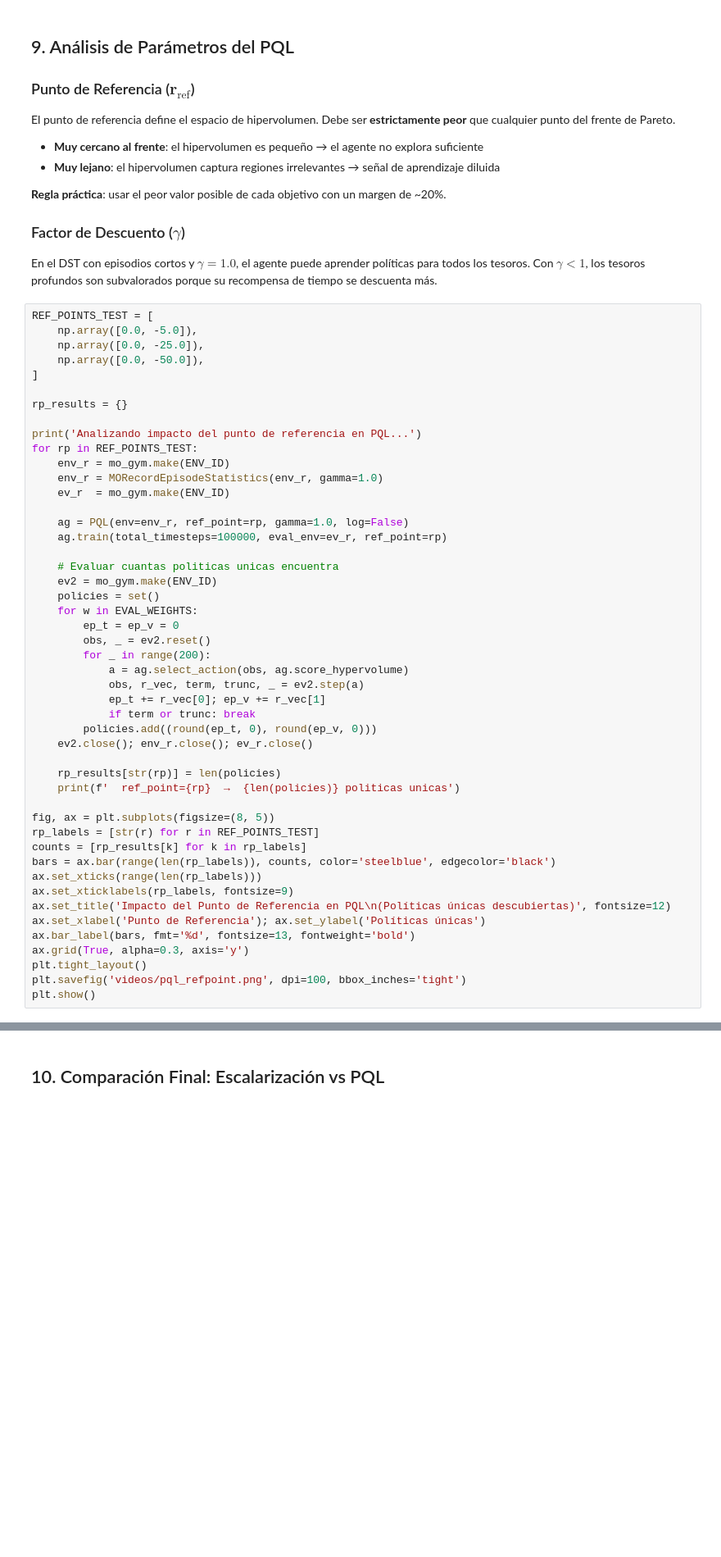
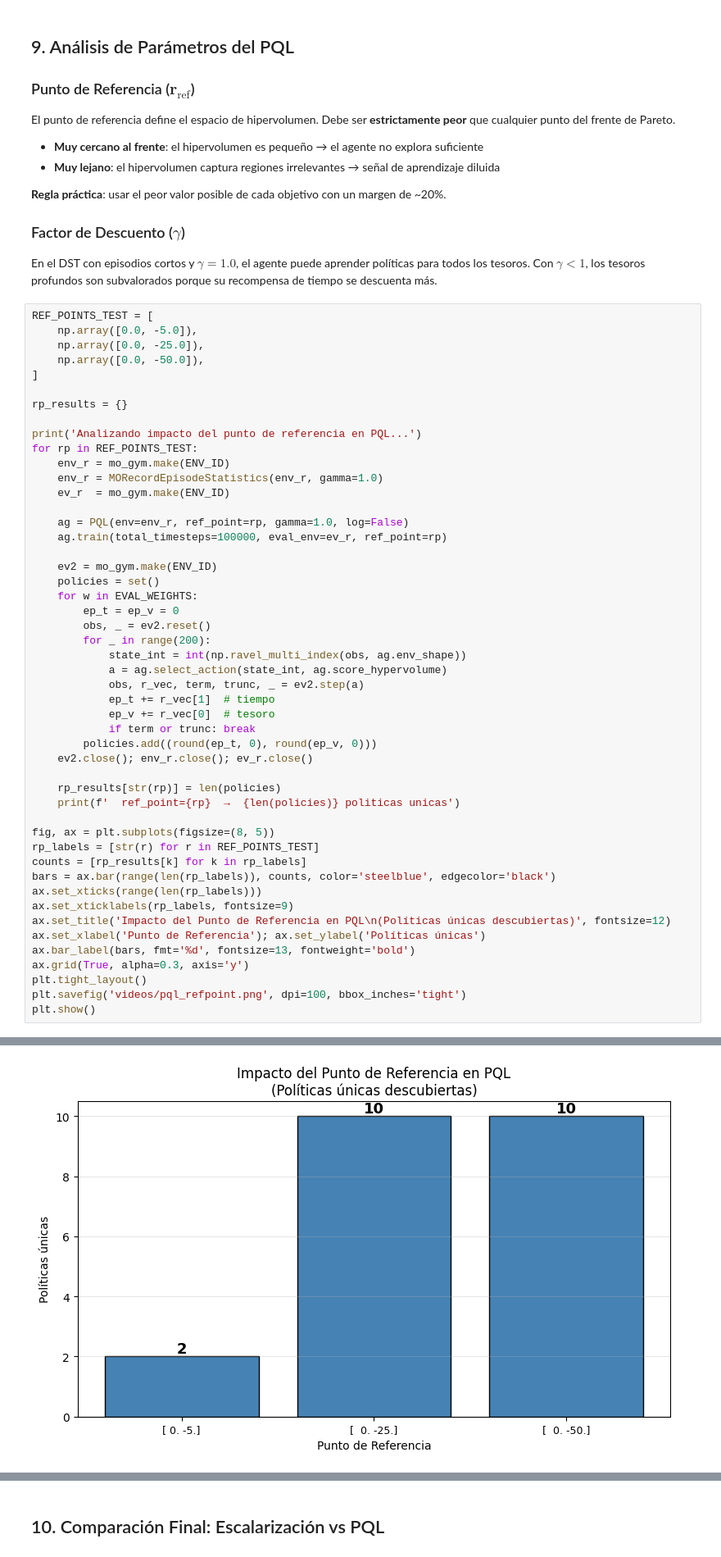
Before and after one commit to ju4ndiegos/Reinforcement-learning, a Jupyter notebook: PRESENTACION/deep_sea_treasure_morl.ipynb, the cells around one changed output, grey strips where cells are left out. Shown at 82% size. Drawn from its saved outputs; the diff is of its cells as text; blank space fills up the shorter version.

```diff
--- a/PRESENTACION/deep_sea_treasure_morl.ipynb
+++ b/PRESENTACION/deep_sea_treasure_morl.ipynb
@@ -969,16 +990,17 @@ for rp in REF_POINTS_TEST:
     ag = PQL(env=env_r, ref_point=rp, gamma=1.0, log=False)
     ag.train(total_timesteps=100000, eval_env=ev_r, ref_point=rp)
 
-    # Evaluar cuantas politicas unicas encuentra
     ev2 = mo_gym.make(ENV_ID)
     policies = set()
     for w in EVAL_WEIGHTS:
         ep_t = ep_v = 0
         obs, _ = ev2.reset()
         for _ in range(200):
-            a = ag.select_action(obs, ag.score_hypervolume)
+            state_int = int(np.ravel_multi_index(obs, ag.env_shape))
+            a = ag.select_action(state_int, ag.score_hypervolume)
             obs, r_vec, term, trunc, _ = ev2.step(a)
-            ep_t += r_vec[0]; ep_v += r_vec[1]
+            ep_t += r_vec[1]  # tiempo
+            ep_v += r_vec[0]  # tesoro
             if term or trunc: break
         policies.add((round(ep_t, 0), round(ep_v, 0)))
     ev2.close(); env_r.close(); ev_r.close()
@@ -999,3 +1021,4 @@ ax.grid(True, alpha=0.3, axis='y')
 plt.tight_layout()
 plt.savefig('videos/pql_refpoint.png', dpi=100, bbox_inches='tight')
 plt.show()
+# %% [output]
@@ -1002,3 +1029,4 @@ plt.show()
+[figure, added]
 # %%
 GAMMA_PQL_TEST = [0.85, 0.95, 1.0]
 gamma_pql_results = []
```
Also changed, not shown: parts of 15 cells of this notebook.
